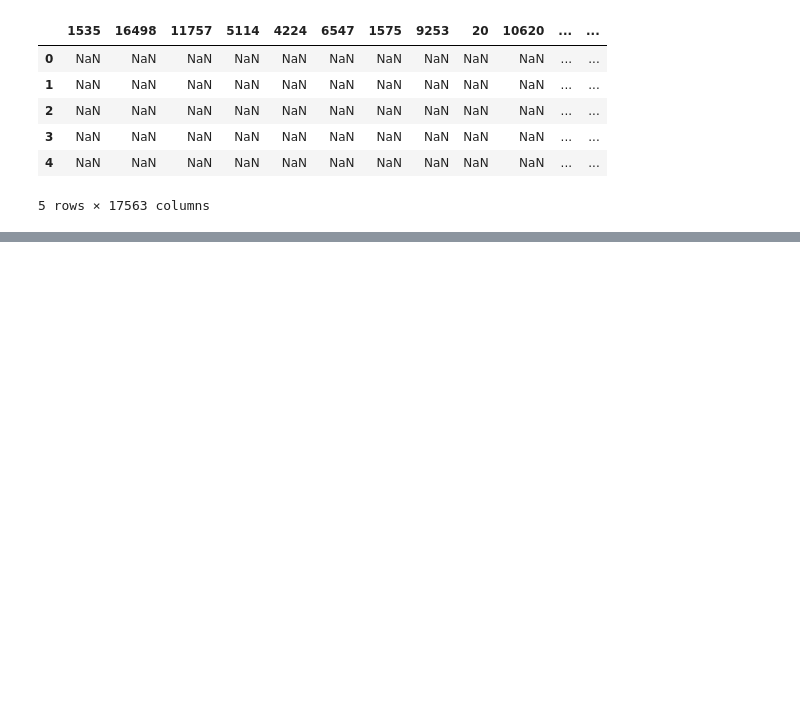
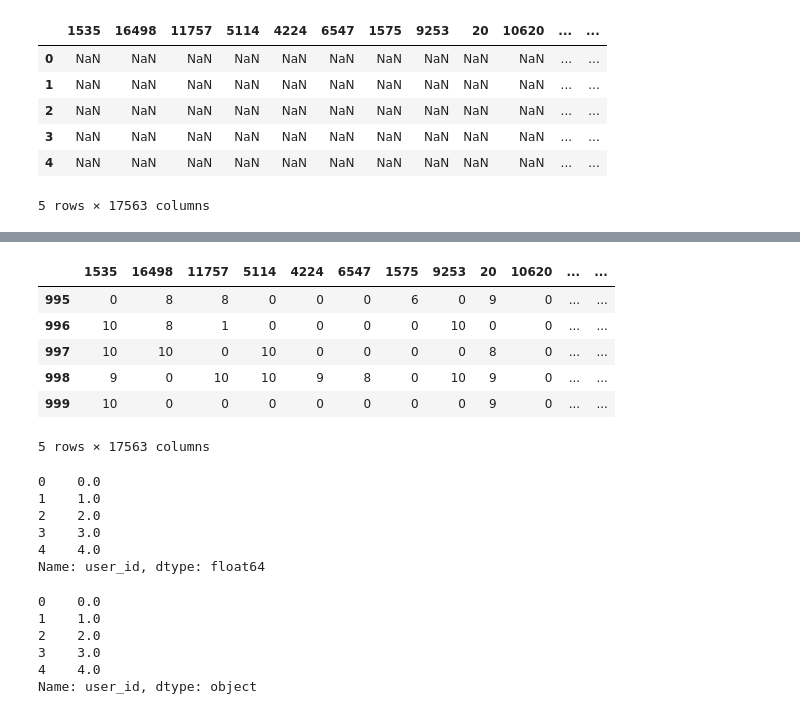
Before and after one commit to Kalamojo/Anime-Recommendation, a Jupyter notebook: users_pre.ipynb, the cells around one changed output, grey strips where cells are left out. Drawn from its saved outputs; the diff is of its cells as text; code cells hidden in the pictures; blank space fills up the shorter version.

```diff
--- a/users_pre.ipynb
+++ b/users_pre.ipynb
@@ -103,0 +169,31 @@ for i, row in users.iterrows():
+# %%
+userd = userd.fillna(0)
+userd.tail()
+# %% [output]
+|  | 1535 | 16498 | 11757 | 5114 | 4224 | 6547 | 1575 | 9253 | 20 | 10620 | ... | ... |
+| 995 | 0 | 8 | 8 | 0 | 0 | 0 | 6 | 0 | 9 | 0 | ... | ... |
+| 996 | 10 | 8 | 1 | 0 | 0 | 0 | 0 | 10 | 0 | 0 | ... | ... |
+| 997 | 10 | 10 | 0 | 10 | 0 | 0 | 0 | 0 | 8 | 0 | ... | ... |
+| 998 | 9 | 0 | 10 | 10 | 9 | 8 | 0 | 10 | 9 | 0 | ... | ... |
+| 999 | 10 | 0 | 0 | 0 | 0 | 0 | 0 | 0 | 9 | 0 | ... | ... |
+5 rows × 17563 columns
+# %%
+user_ids = userd["user_id"]
+user_ids.head()
+# %% [output]
+0    0.0
+1    1.0
+2    2.0
+3    3.0
+4    4.0
+Name: user_id, dtype: float64
+# %%
+user_id2 = user_ids.apply(str)
+user_id2.head()
+# %% [output]
+0    0.0
+1    1.0
+2    2.0
+3    3.0
+4    4.0
+Name: user_id, dtype: object
```
Also changed, not shown: parts of 15 cells of this notebook, 1 other file.
